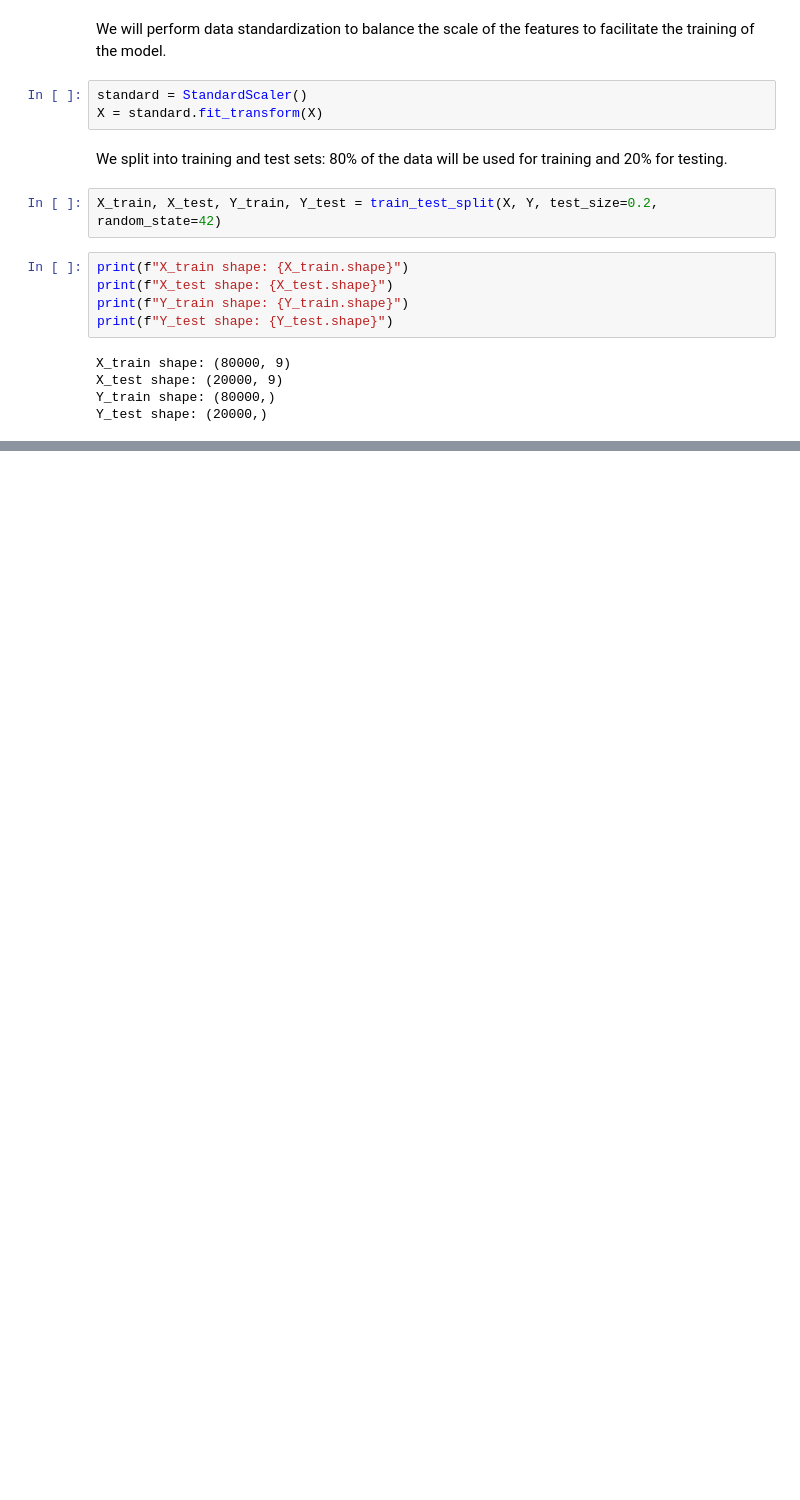
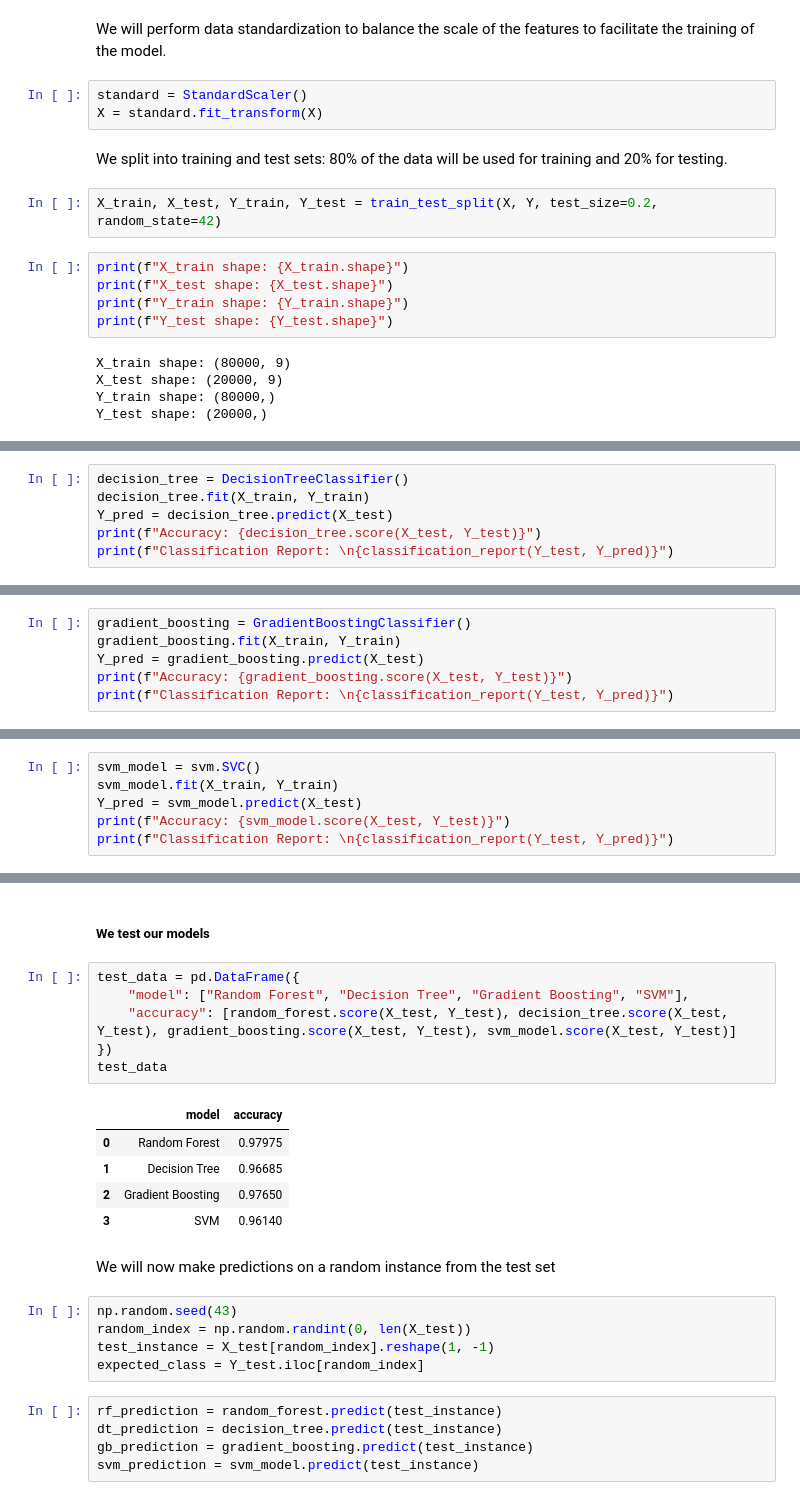
Before and after one commit to dianasolangel/PROJECTS, a Jupyter notebook: stars_classification/stellar_classification.ipynb, the cells around one changed output, grey strips where cells are left out. Drawn from its saved outputs; the diff is of its cells as text; blank space fills up the shorter version.

```diff
--- a/stars_classification/stellar_classification.ipynb
+++ b/stars_classification/stellar_classification.ipynb
@@ -195,0 +247,6 @@ Y_test shape: (20000,)
+# %%
+decision_tree = DecisionTreeClassifier()
+decision_tree.fit(X_train, Y_train)
+Y_pred = decision_tree.predict(X_test)
+print(f"Accuracy: {decision_tree.score(X_test, Y_test)}")
+print(f"Classification Report: \n{classification_report(Y_test, Y_pred)}")
@@ -195,0 +267,6 @@ Y_test shape: (20000,)
+# %%
+gradient_boosting = GradientBoostingClassifier()
+gradient_boosting.fit(X_train, Y_train)
+Y_pred = gradient_boosting.predict(X_test)
+print(f"Accuracy: {gradient_boosting.score(X_test, Y_test)}")
+print(f"Classification Report: \n{classification_report(Y_test, Y_pred)}")
@@ -195,0 +289,6 @@ Y_test shape: (20000,)
+# %%
+svm_model = svm.SVC()
+svm_model.fit(X_train, Y_train)
+Y_pred = svm_model.predict(X_test)
+print(f"Accuracy: {svm_model.score(X_test, Y_test)}")
+print(f"Classification Report: \n{classification_report(Y_test, Y_pred)}")
@@ -195,0 +307,26 @@ Y_test shape: (20000,)
+# %% [markdown]
+##### We test our models
+# %%
+test_data = pd.DataFrame({
+    "model": ["Random Forest", "Decision Tree", "Gradient Boosting", "SVM"],
+    "accuracy": [random_forest.score(X_test, Y_test), decision_tree.score(X_test, Y_test), gradient_boosting.score(X_test, Y_test), svm_model.score(X_test, Y_test)]
+})
+test_data
+# %% [output]
+|  | model | accuracy |
+| 0 | Random Forest | 0.97975 |
+| 1 | Decision Tree | 0.96685 |
+| 2 | Gradient Boosting | 0.97650 |
+| 3 | SVM | 0.96140 |
+# %% [markdown]
+We will now make predictions on a random instance from the test set
+# %%
+np.random.seed(43)
+random_index = np.random.randint(0, len(X_test))
+test_instance = X_test[random_index].reshape(1, -1)
+expected_class = Y_test.iloc[random_index]
+# %%
+rf_prediction = random_forest.predict(test_instance)
+dt_prediction = decision_tree.predict(test_instance)
+gb_prediction = gradient_boosting.predict(test_instance)
+svm_prediction = svm_model.predict(test_instance)
```
Also changed, not shown: parts of 20 cells of this notebook.
